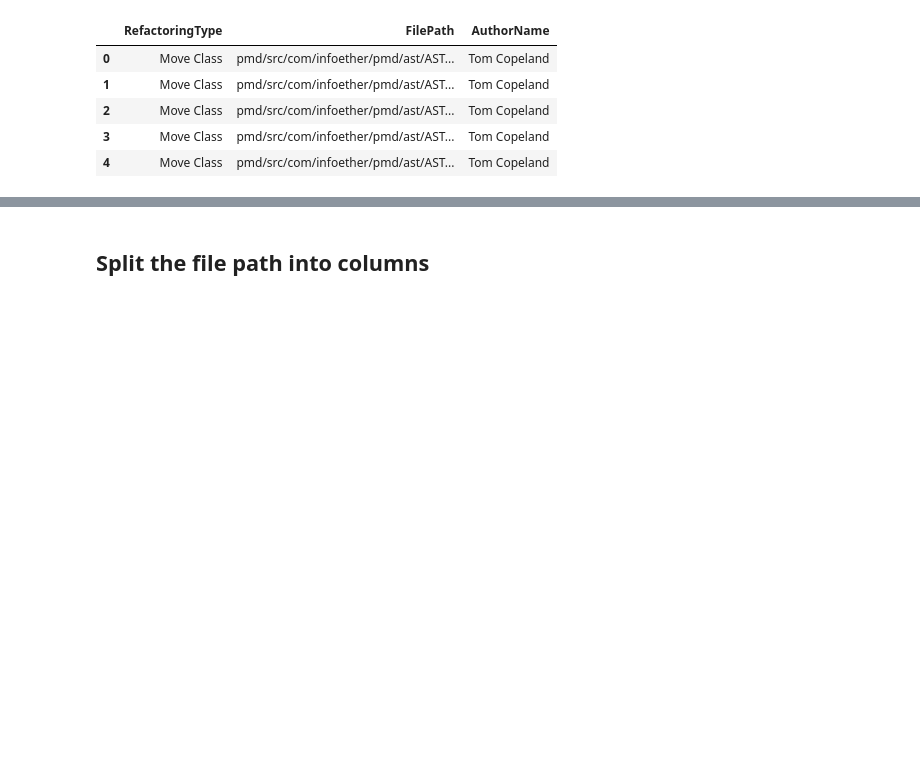
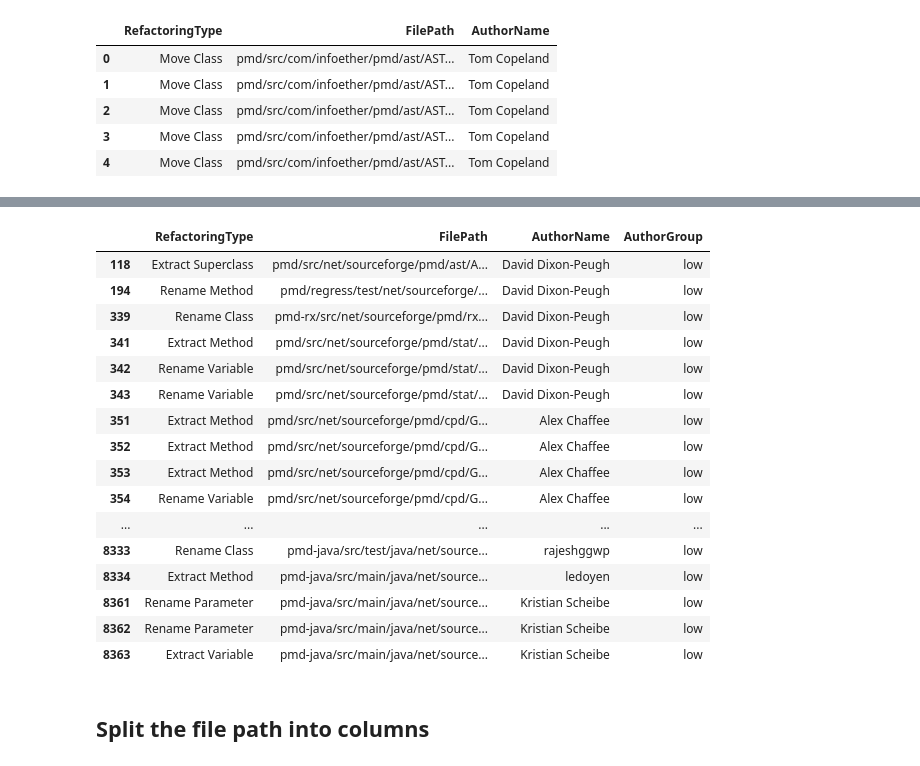
Before and after one commit to rkipp/DSCI644-2022-RefactoringRanking, a Jupyter notebook: notebooks/Phase2ParseFilePath.ipynb, the cells around one changed output, grey strips where cells are left out. Saved outputs shown, nothing was run; the diff lists cells and outputs as text; code cells hidden in the pictures; blank space fills up the shorter version.

```diff
--- a/notebooks/Phase2ParseFilePath.ipynb
+++ b/notebooks/Phase2ParseFilePath.ipynb
@@ -83,3 +92,40 @@ df_design_matrix_unparsed_filepath.head()
+# %%
+# get the committers for each bucket so we can filter on them
+authors = df_design_matrix_unparsed_filepath['AuthorName'].value_counts()
+committers_extremely_high = authors[authors > 400].index.to_list()
+committers_high = authors[(authors > 100) & (authors <= 400)].index.to_list()
+committers_medium = authors[(authors > 25) & (authors <= 100)].index.to_list()
+committers_low = authors[(authors < 25)].index.to_list()
+# %%
+df_design_matrix_unparsed_filepath['AuthorGroup'] = \
+np.where(df_design_matrix_unparsed_filepath['AuthorName'].isin(committers_extremely_high),
+         "extremely high",
+         np.where(df_design_matrix_unparsed_filepath['AuthorName'].isin(committers_high),
+                  "high", np.where(df_design_matrix_unparsed_filepath['AuthorName'].isin(committers_medium),
+                  "medium", "low")))
+# check each AuthorGroup
+# df_design_matrix_unparsed_filepath[df_design_matrix_unparsed_filepath['AuthorName'].isin(committers_extremely_high)]
+# df_design_matrix_unparsed_filepath[df_design_matrix_unparsed_filepath['AuthorName'].isin(committers_high)]
+# df_design_matrix_unparsed_filepath[df_design_matrix_unparsed_filepath['AuthorName'].isin(committers_medium)]
+# df_design_matrix_unparsed_filepath[df_design_matrix_unparsed_filepath['AuthorName'].isin(committers_low)]
+# %% [output]
+|  | RefactoringType | FilePath | AuthorName | AuthorGroup |
+| 118 | Extract Superclass | pmd/src/net/sourceforge/pmd/ast/A... | David Dixon-Peugh | low |
+| 194 | Rename Method | pmd/regress/test/net/sourceforge/... | David Dixon-Peugh | low |
+| 339 | Rename Class | pmd-rx/src/net/sourceforge/pmd/rx... | David Dixon-Peugh | low |
+| 341 | Extract Method | pmd/src/net/sourceforge/pmd/stat/... | David Dixon-Peugh | low |
+| 342 | Rename Variable | pmd/src/net/sourceforge/pmd/stat/... | David Dixon-Peugh | low |
+| 343 | Rename Variable | pmd/src/net/sourceforge/pmd/stat/... | David Dixon-Peugh | low |
+| 351 | Extract Method | pmd/src/net/sourceforge/pmd/cpd/G... | Alex Chaffee | low |
+| 352 | Extract Method | pmd/src/net/sourceforge/pmd/cpd/G... | Alex Chaffee | low |
+| 353 | Extract Method | pmd/src/net/sourceforge/pmd/cpd/G... | Alex Chaffee | low |
+| 354 | Rename Variable | pmd/src/net/sourceforge/pmd/cpd/G... | Alex Chaffee | low |
+| ... | ... | ... | ... | ... |
+| 8333 | Rename Class | pmd-java/src/test/java/net/source... | rajeshggwp | low |
+| 8334 | Extract Method | pmd-java/src/main/java/net/source... | ledoyen | low |
+| 8361 | Rename Parameter | pmd-java/src/main/java/net/source... | Kristian Scheibe | low |
+| 8362 | Rename Parameter | pmd-java/src/main/java/net/source... | Kristian Scheibe | low |
+| 8363 | Extract Variable | pmd-java/src/main/java/net/source... | Kristian Scheibe | low |
 # %% [markdown]
 ## Split the file path into columns
 # %%
```
Also changed, not shown: parts of 8 cells of this notebook, 1 other file.
